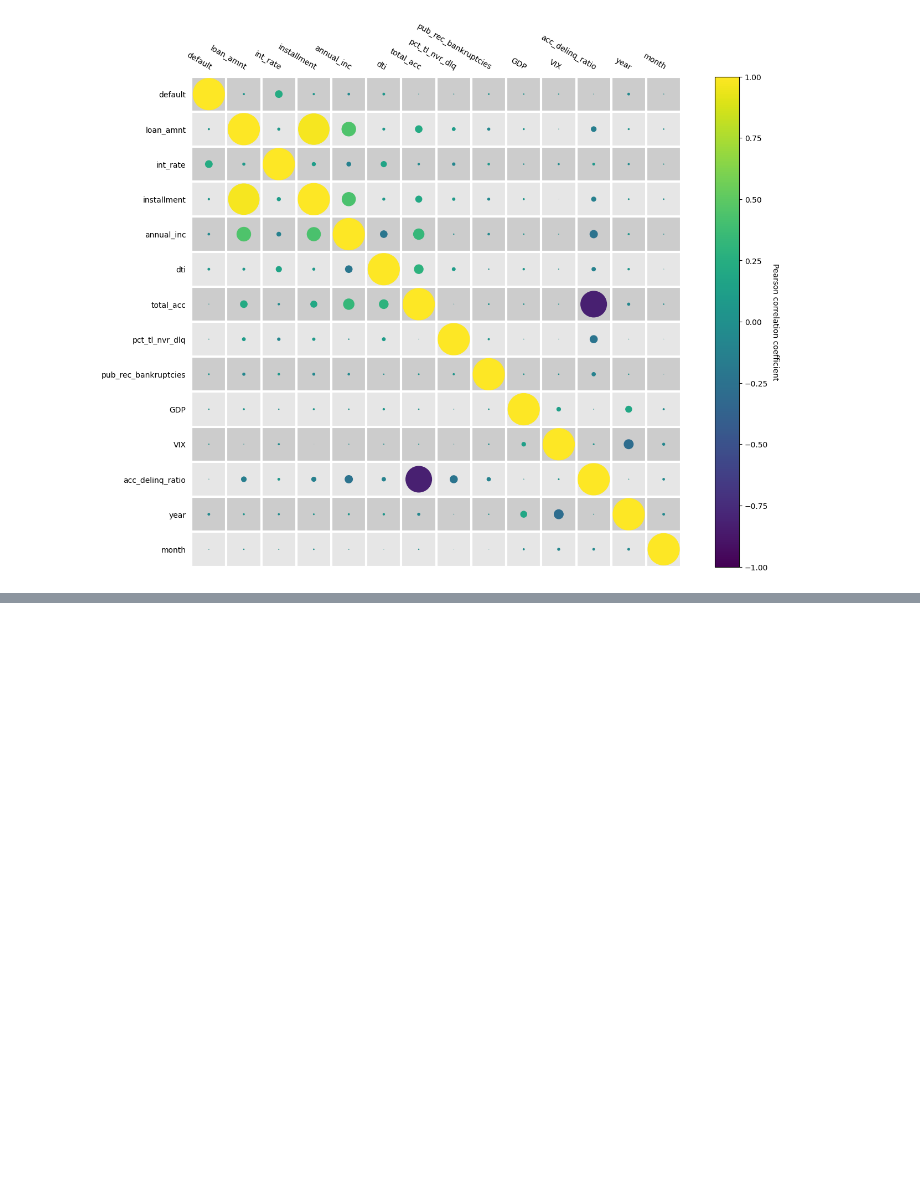
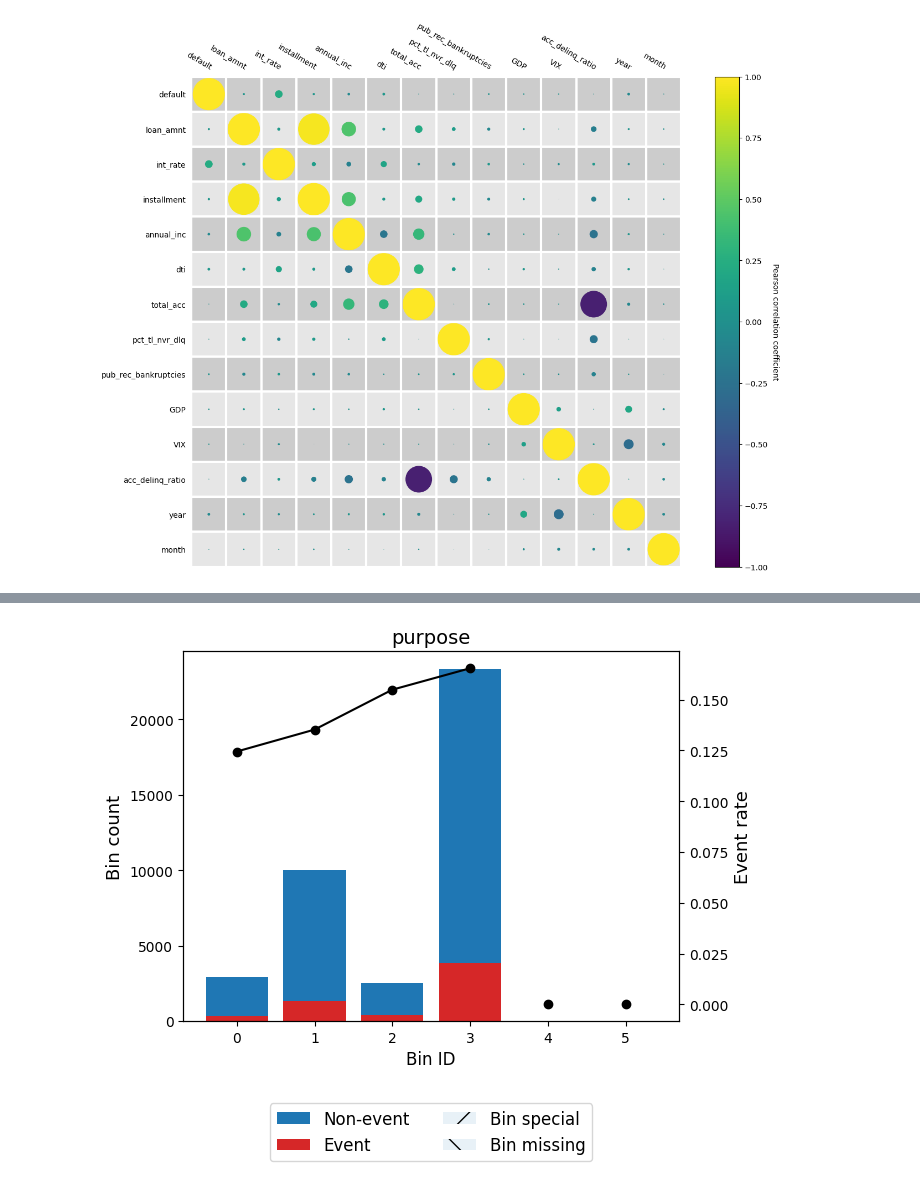
Before and after one commit to AleFax99/Automated_Portfolio_Management_for_P2P_Lending, a Jupyter notebook: PD_Prediction.ipynb, the cells around one changed output, grey strips where cells are left out. Drawn from its saved outputs; the diff is of its cells as text; code cells hidden in the pictures; blank space fills up the shorter version.

```diff
--- a/PD_Prediction.ipynb
+++ b/PD_Prediction.ipynb
@@ -322,0 +423,5 @@ plt.show()
+# %%
+optb = binning_process.get_binned_variable("purpose")
+optb.binning_table.plot(metric="event_rate")
+# %% [output]
+[figure, added]
```
Also changed, not shown: parts of 17 cells of this notebook.
